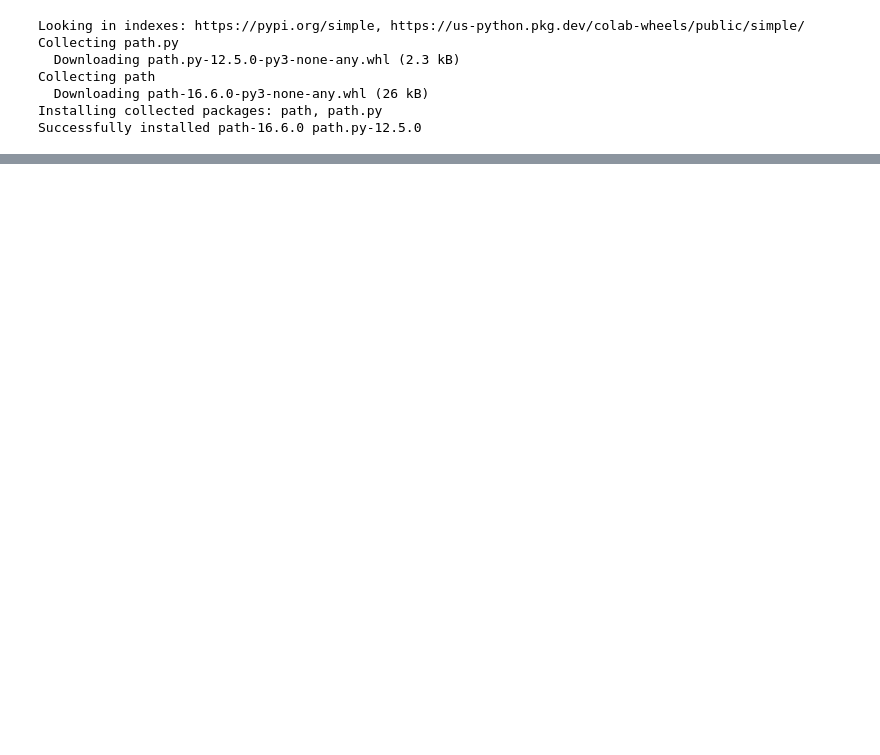
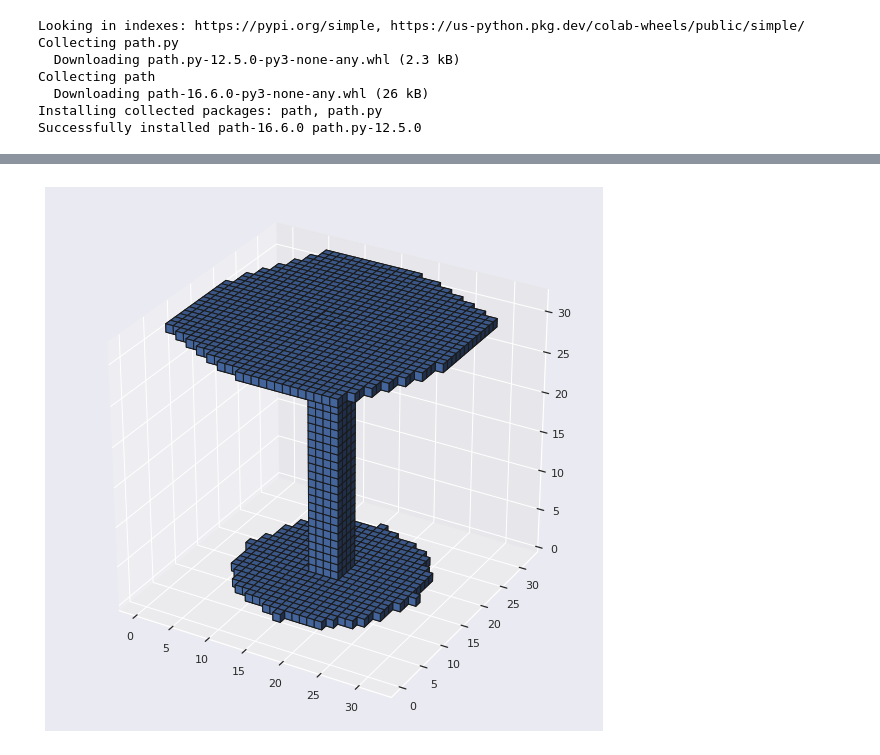
Before and after one commit to tabba98/neural-network, a Jupyter notebook: nndl_Project.ipynb, the cells around one changed output, grey strips where cells are left out. Saved outputs shown, nothing was run; the diff lists cells and outputs as text; code cells hidden in the pictures; blank space fills up the shorter version.

```diff
--- a/nndl_Project.ipynb
+++ b/nndl_Project.ipynb
@@ -926,0 +905,4 @@ trainer.showResults()
+# %%
+trainer.draw_voxels()
+# %% [output]
+[figure, added]
```
Also changed, not shown: parts of 23 cells of this notebook.
